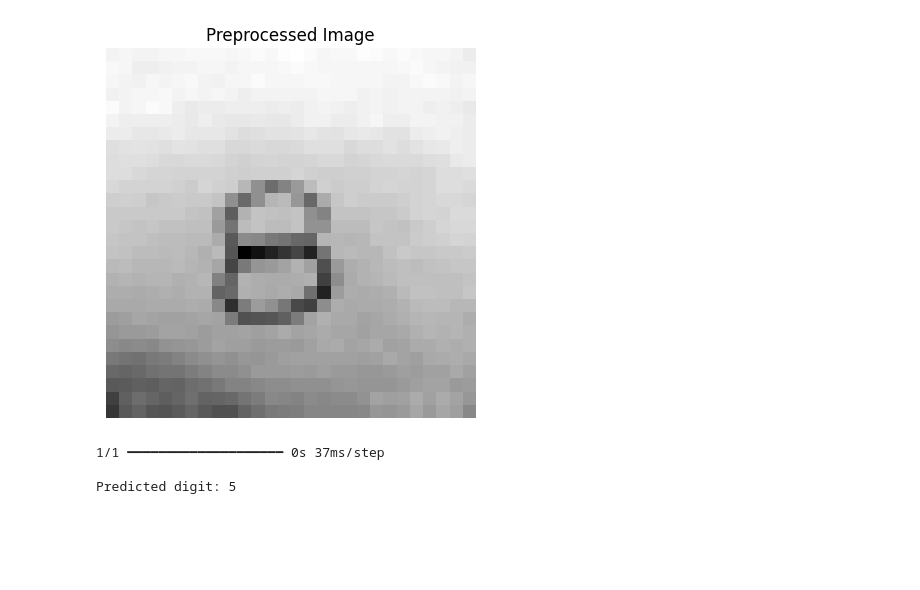
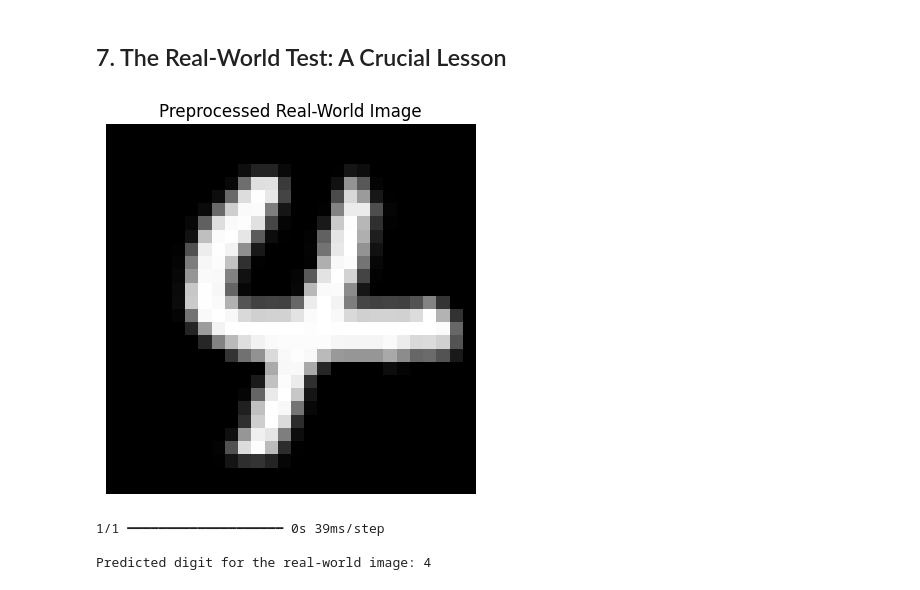
Before and after one commit to Digam-hue/MNIST-Digit-Classifier-ANN, a Jupyter notebook: MNIST_ANN_classification.ipynb, the cells around one changed output. Drawn from its saved outputs; the diff is of its cells as text; code cells hidden in the pictures; blank space fills up the shorter version.

```diff
--- a/MNIST_ANN_classification.ipynb
+++ b/MNIST_ANN_classification.ipynb
@@ -261,35 +181,35 @@ weighted avg       0.98      0.98      0.98     10000
+# %% [markdown]
+## 7. The Real-World Test: A Crucial Lesson
 # %%
-import numpy as np
 from PIL import Image
-import matplotlib.pyplot as plt
-from tensorflow import keras
 
-image_path = '/content/eight.jpeg'
-img = Image.open(image_path).convert('L') # Convert to grayscale
+image_path = 'four.png'
+img = Image.open(image_path).convert('L') #convert to grayscale
 
+#preprocessing the image
+img = img.resize((28, 28))
+img_array = np.array(img)
 
-#resize the image to 28x28 pixels
-img = img.resize((28, 28))
+#normalize
+img_array = img_array / 255.0
 
-#convert the image to a numpy array and normalize
-img_array = np.array(img) / 255.0
+#reshape for the model
+img_for_prediction = img_array.reshape(1, 28, 28)
 
-#reshape the array to match the model's input shape (add batch dimension)
-img_array = img_array.reshape(1, 28, 28)
-
-# preprocessed image
-plt.imshow(img_array.reshape(28, 28), cmap='gray')
-plt.title("Preprocessed Image")
+#processed image
+plt.imshow(img_for_prediction.reshape(28, 28), cmap='gray')
+plt.title("Preprocessed Real-World Image")
 plt.axis('off')
 plt.show()
-
-#make a prediction using the trained model
-y_prob = model.predict(img_array)
-predicted_digit = np.argmax(y_prob, axis=1)
-
-print(f"\nPredicted digit: {predicted_digit[0]}")
 # %% [output]
-[figure, old version]
+[figure, new version]
-1/1 ━━━━━━━━━━━━━━━━━━━━ 0s 37ms/step
-
-Predicted digit: 5
+# %%
+# Making a prediction on our real-world image
+real_world_prediction_prob = model.predict(img_for_prediction)
+predicted_digit = np.argmax(real_world_prediction_prob)
+
+print(f"\nPredicted digit for the real-world image: {predicted_digit}")
+# %% [output]
+1/1 ━━━━━━━━━━━━━━━━━━━━ 0s 39ms/step
+
+Predicted digit for the real-world image: 4
```
Also changed, not shown: parts of 41 cells of this notebook.
